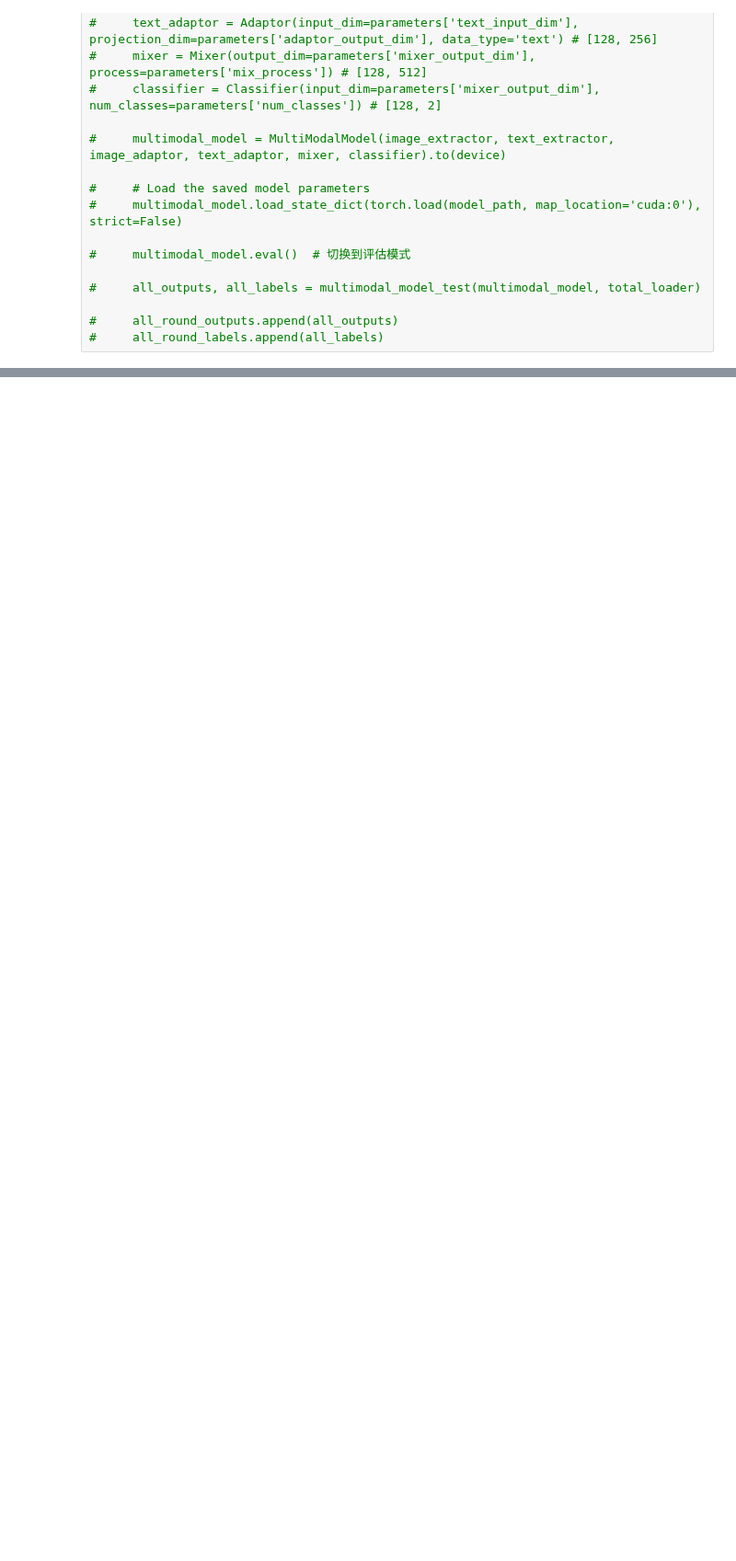
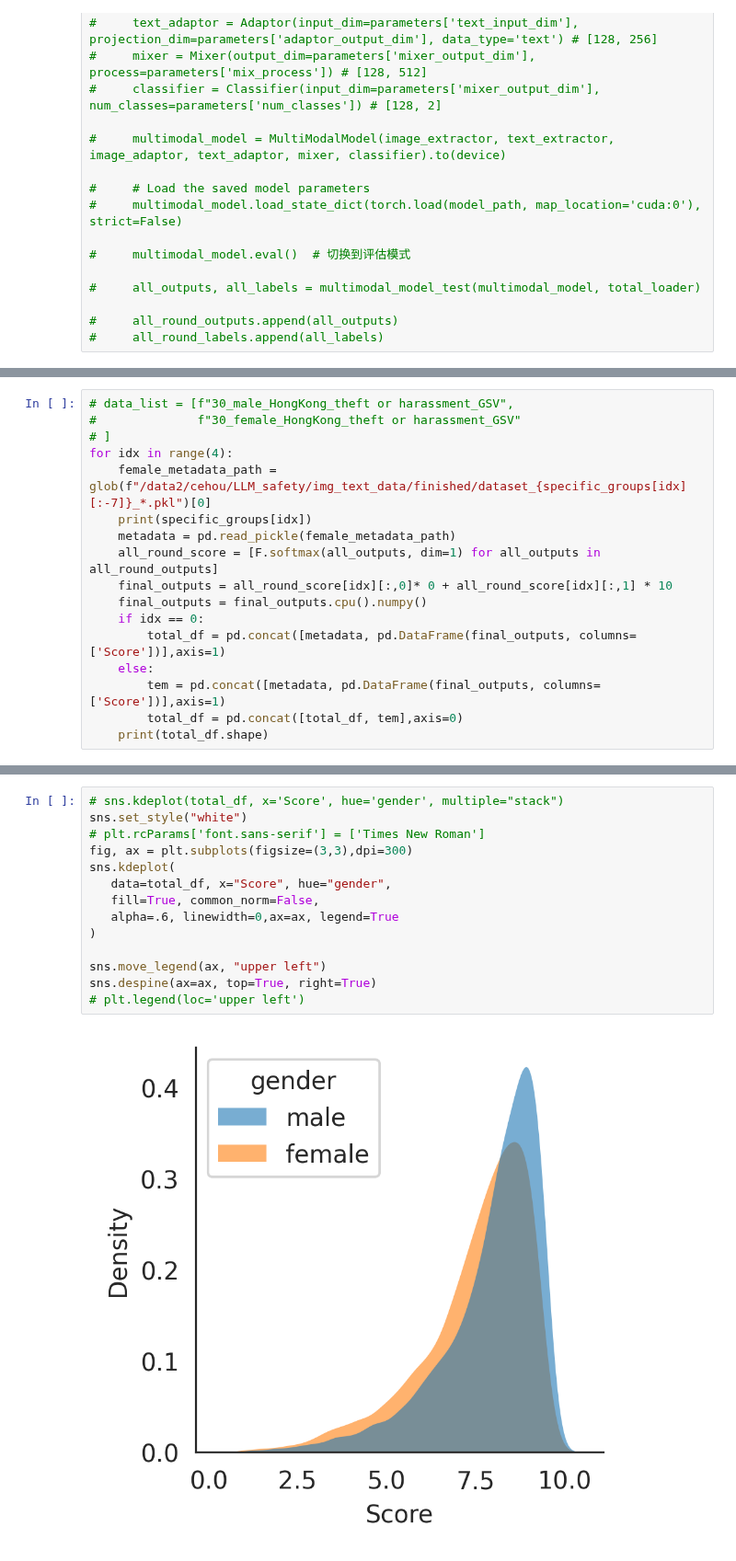
Before and after one commit to CeHouGIS/Safety_Perception_HK, a Jupyter notebook: safety_perception_model/single_model/prediction_finetuned.ipynb, the cells around one changed output, grey strips where cells are left out. Shown at 92% size. Drawn from its saved outputs; the diff is of its cells as text; blank space fills up the shorter version.

```diff
--- a/safety_perception_model/single_model/prediction_finetuned.ipynb
+++ b/safety_perception_model/single_model/prediction_finetuned.ipynb
@@ -307,0 +331,17 @@ plt.legend()
+# %%
+# data_list = [f"30_male_HongKong_theft or harassment_GSV",
+#              f"30_female_HongKong_theft or harassment_GSV"
+# ]
+for idx in range(4):
+    female_metadata_path = glob(f"/data2/cehou/LLM_safety/img_text_data/finished/dataset_{specific_groups[idx][:-7]}_*.pkl")[0]
+    print(specific_groups[idx])
+    metadata = pd.read_pickle(female_metadata_path)
+    all_round_score = [F.softmax(all_outputs, dim=1) for all_outputs in all_round_outputs]
+    final_outputs = all_round_score[idx][:,0]* 0 + all_round_score[idx][:,1] * 10
+    final_outputs = final_outputs.cpu().numpy()
+    if idx == 0:
+        total_df = pd.concat([metadata, pd.DataFrame(final_outputs, columns=['Score'])],axis=1)
+    else:
+        tem = pd.concat([metadata, pd.DataFrame(final_outputs, columns=['Score'])],axis=1)
+        total_df = pd.concat([total_df, tem],axis=0)
+    print(total_df.shape)
@@ -307,0 +359,16 @@ plt.legend()
+# %%
+# sns.kdeplot(total_df, x='Score', hue='gender', multiple="stack")
+sns.set_style("white")
+# plt.rcParams['font.sans-serif'] = ['Times New Roman']
+fig, ax = plt.subplots(figsize=(3,3),dpi=300)
+sns.kdeplot(
+   data=total_df, x="Score", hue="gender",
+   fill=True, common_norm=False,
+   alpha=.6, linewidth=0,ax=ax, legend=True
+)
+
+sns.move_legend(ax, "upper left")
+sns.despine(ax=ax, top=True, right=True)
+# plt.legend(loc='upper left')
+# %% [output]
+[figure, added]
```
Also changed, not shown: parts of 8 cells of this notebook, 3 other files.
